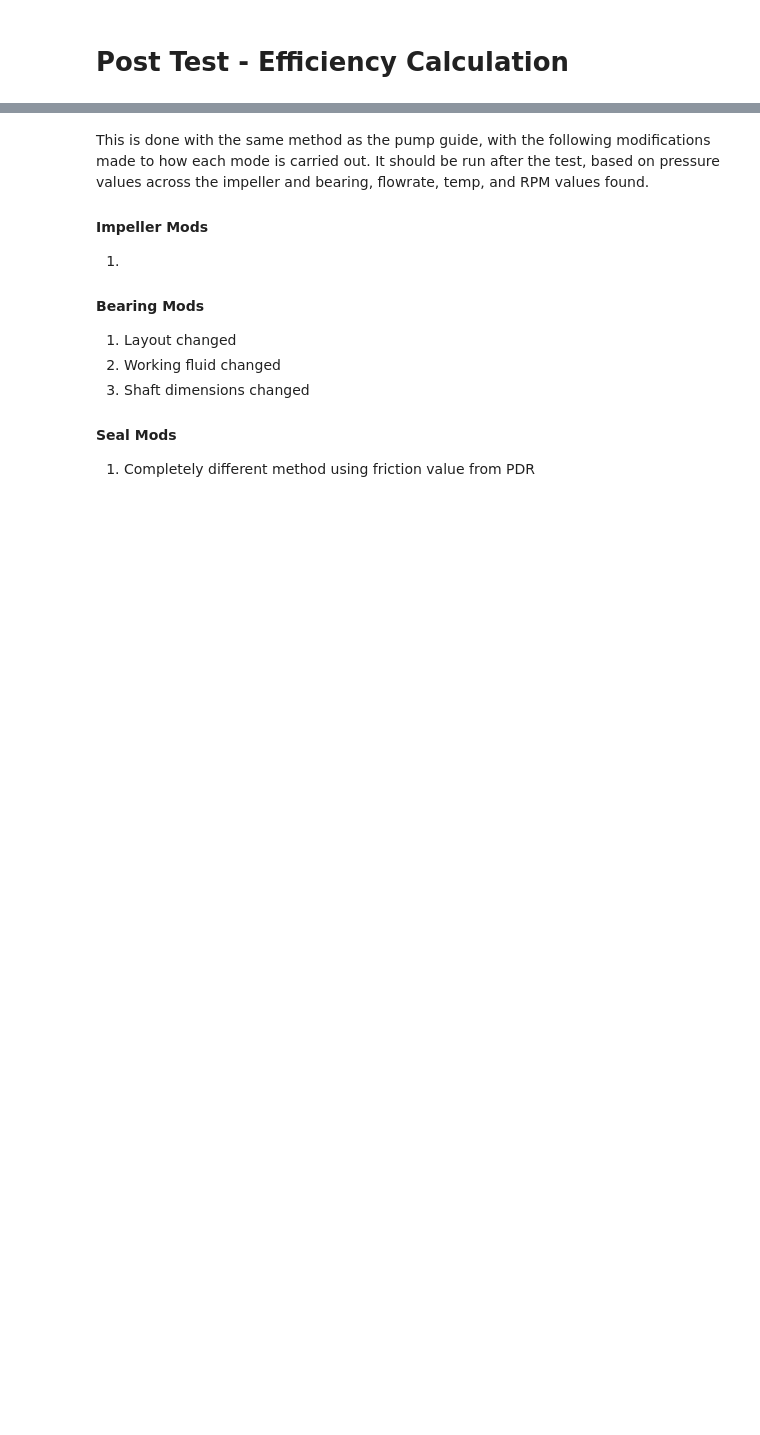
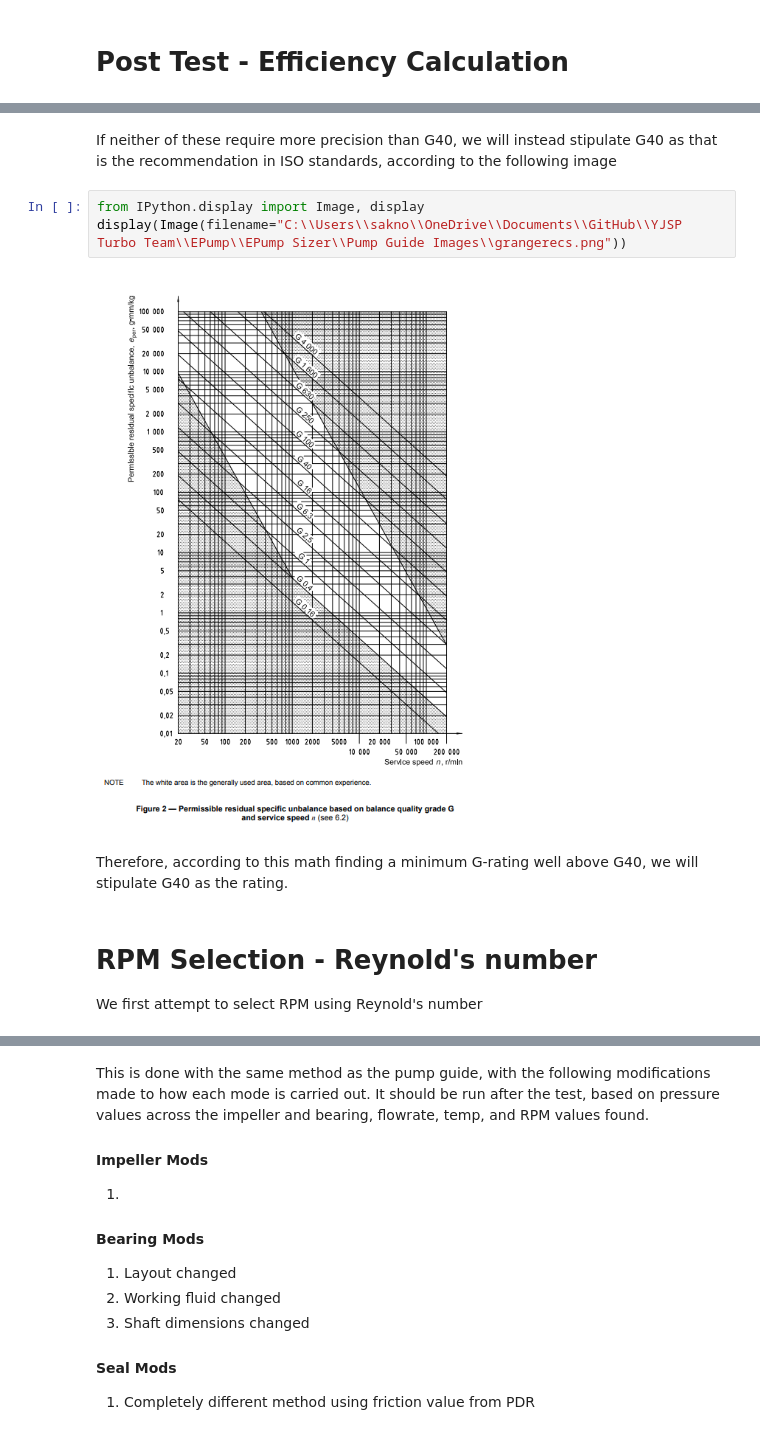
Before and after one commit to gt-space/Turbomachinery, a Jupyter notebook: EPump/SS Epump Testing Doc.ipynb, the cells around one changed output, grey strips where cells are left out. Saved outputs shown, nothing was run; the diff lists cells and outputs as text; blank space fills up the shorter version.

```diff
--- a/EPump/SS Epump Testing Doc.ipynb
+++ b/EPump/SS Epump Testing Doc.ipynb
@@ -23,0 +87,12 @@ Sensor List: TBD
+# %% [markdown]
+If neither of these require more precision than G40, we will instead stipulate G40 as that is the recommendation in ISO standards, according to the following image
+# %%
+from IPython.display import Image, display
+display(Image(filename="C:\\Users\\sakno\\OneDrive\\Documents\\GitHub\\YJSP Turbo Team\\EPump\\EPump Sizer\\Pump Guide Images\\grangerecs.png"))
+# %% [output]
+[figure, added]
+# %% [markdown]
+Therefore, according to this math finding a minimum G-rating well above G40, we will stipulate G40 as the rating.
+# %% [markdown]
+# RPM Selection - Reynold's number
+We first attempt to select RPM using Reynold's number
```
Also changed, not shown: parts of 10 cells of this notebook, 1 other file.
